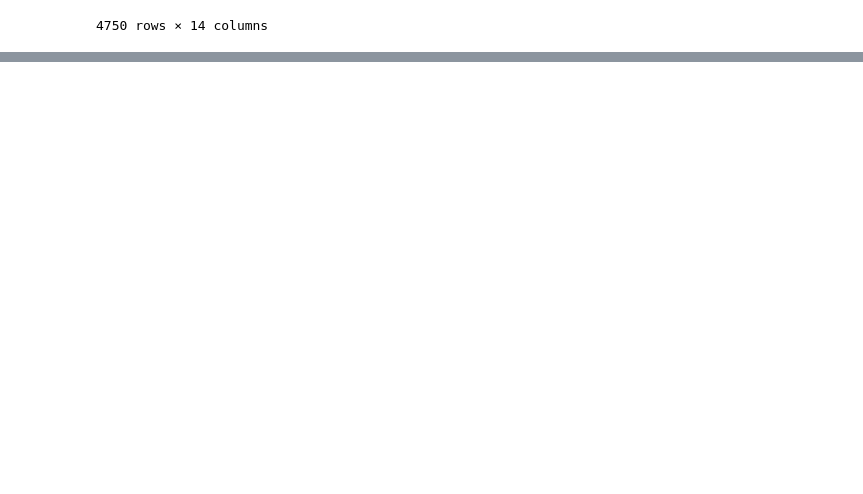
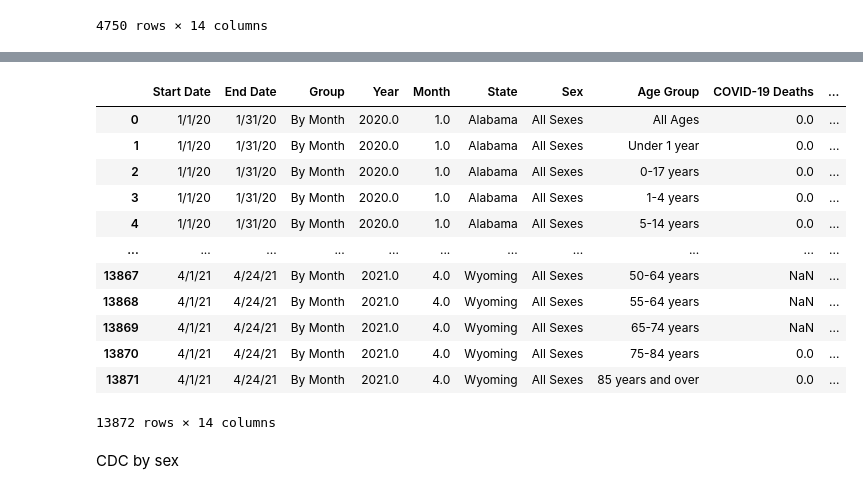
Before and after one commit to jenniecinelli/project_one, a Jupyter notebook: jennie cleaning notebook.ipynb, the cells around one changed output, grey strips where cells are left out. Saved outputs shown, nothing was run; the diff lists cells and outputs as text; code cells hidden in the pictures; blank space fills up the shorter version.

```diff
--- a/COVID Tracking Project CSV - Cleaned.ipynb
+++ b/jennie cleaning notebook.ipynb
@@ -204,0 +207,3 @@ race_data_clean.to_csv("Folder2/race_data_clean.csv", index=False, header=True)
+# %%
+age_sex_data = pd.read_csv("Folder1/Death_Counts_by_Sex_Age_and_State.csv")
+age_sex_data.head()
@@ -204,0 +217,8 @@ race_data_clean.to_csv("Folder2/race_data_clean.csv", index=False, header=True)
+# %%
+by_age_group = age_sex_data.loc[(age_sex_data['Sex'] == 'All Sexes')]
+age_month = by_age_group.loc[by_age_group['Group']=='By Month']
+age_state = age_month.loc[age_month['State']!='Puerto Rico']
+age_state = age_state.loc[age_state['State']!='United States']
+age_state = age_state.loc[age_state['State']!='District of Columbia']
+age_data = age_state.loc[age_state['Age Group']!='All Ages']
+age_data.head()
@@ -204,0 +253,17 @@ race_data_clean.to_csv("Folder2/race_data_clean.csv", index=False, header=True)
+# %%
+by_age_data = age_state.reset_index(drop=True)
+by_age_data
+# %% [output]
+|  | Start Date | End Date | Group | Year | Month | State | Sex | Age Group | COVID-19 Deaths | ... |
+| 0 | 1/1/20 | 1/31/20 | By Month | 2020.0 | 1.0 | Alabama | All Sexes | All Ages | 0.0 | ... |
+| 1 | 1/1/20 | 1/31/20 | By Month | 2020.0 | 1.0 | Alabama | All Sexes | Under 1 year | 0.0 | ... |
+| 2 | 1/1/20 | 1/31/20 | By Month | 2020.0 | 1.0 | Alabama | All Sexes | 0-17 years | 0.0 | ... |
+| 3 | 1/1/20 | 1/31/20 | By Month | 2020.0 | 1.0 | Alabama | All Sexes | 1-4 years | 0.0 | ... |
+| 4 | 1/1/20 | 1/31/20 | By Month | 2020.0 | 1.0 | Alabama | All Sexes | 5-14 years | 0.0 | ... |
+| ... | ... | ... | ... | ... | ... | ... | ... | ... | ... | ... |
+| 13867 | 4/1/21 | 4/24/21 | By Month | 2021.0 | 4.0 | Wyoming | All Sexes | 50-64 years | NaN | ... |
+| 13868 | 4/1/21 | 4/24/21 | By Month | 2021.0 | 4.0 | Wyoming | All Sexes | 55-64 years | NaN | ... |
+| 13869 | 4/1/21 | 4/24/21 | By Month | 2021.0 | 4.0 | Wyoming | All Sexes | 65-74 years | NaN | ... |
+| 13870 | 4/1/21 | 4/24/21 | By Month | 2021.0 | 4.0 | Wyoming | All Sexes | 75-84 years | 0.0 | ... |
+| 13871 | 4/1/21 | 4/24/21 | By Month | 2021.0 | 4.0 | Wyoming | All Sexes | 85 years and over | 0.0 | ... |
+13872 rows × 14 columns
@@ -204,0 +272,2 @@ race_data_clean.to_csv("Folder2/race_data_clean.csv", index=False, header=True)
+# %% [markdown]
+CDC by sex
```
Also changed, not shown: parts of 11 cells of this notebook, 3 other files.
